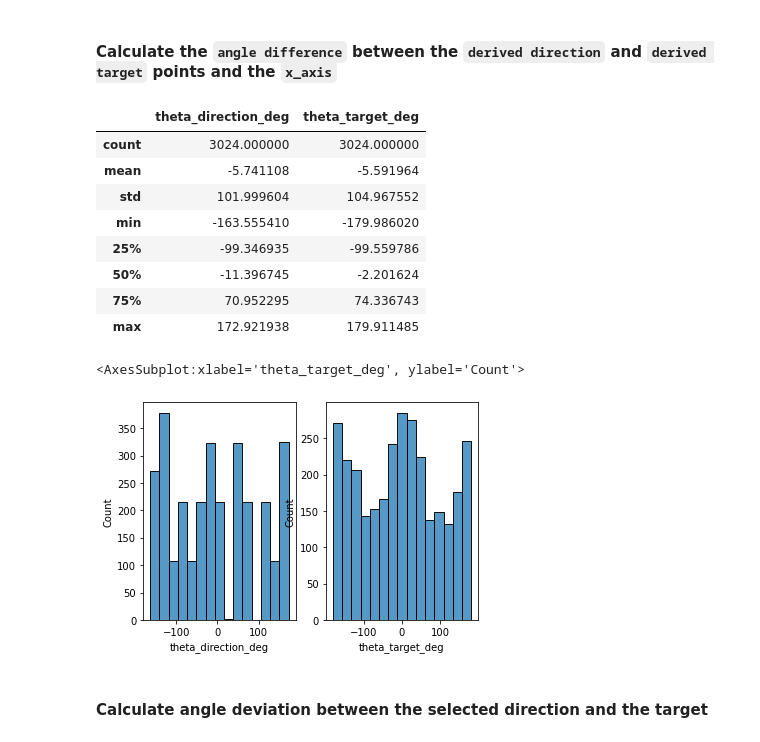
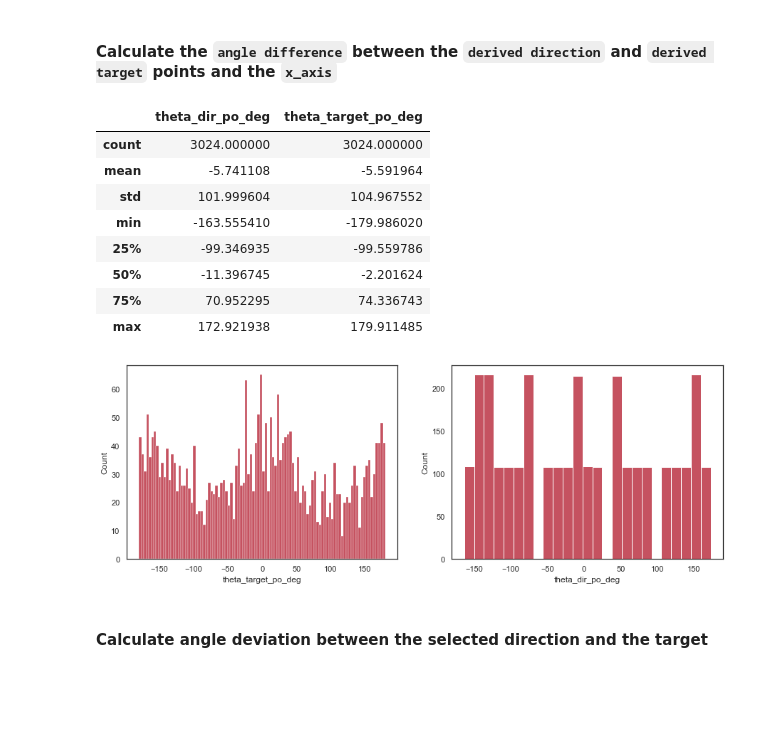
Before and after one commit to nora-maleki/humanA-pointing-task-analysis, a Jupyter notebook: analyses/01_main/01_preprocessing.ipynb, the cells around one changed output. Saved outputs shown, nothing was run; the diff lists cells and outputs as text; code cells hidden in the pictures; blank space fills up the shorter version.

Commit message:
added plots

```diff
--- a/analyses/01_main/01_preprocessing.ipynb
+++ b/analyses/01_main/01_preprocessing.ipynb
@@ -232,0 +261,8 @@ df_cleaned.head()
+# %%
+df_cleaned['target_position_body_origin_x'] = df_cleaned['BuildingCenterWorld.x'] - df_cleaned.ParticipantPosition_x
+df_cleaned['target_position_body_origin_z'] = df_cleaned['BuildingCenterWorld.z'] - df_cleaned.ParticipantPosition_z
+
+df_cleaned['translated_direction_body_origin_x'] = df_cleaned.PointerDirection_x - df_cleaned.ParticipantPosition_x
+df_cleaned['translated_direction_body_origin_z'] = df_cleaned.PointerDirection_z - df_cleaned.ParticipantPosition_z
+
+df_cleaned.head()
@@ -232,0 +277,8 @@ df_cleaned.head()
+# %%
+df_cleaned['theta_target_bo_rad'] = np.arctan2(df_cleaned.target_position_body_origin_z, df_cleaned.target_position_body_origin_x)
+df_cleaned['theta_dir_bo_rad'] = np.arctan2(df_cleaned.translated_direction_body_origin_z, df_cleaned.translated_direction_body_origin_x)
+
+df_cleaned['theta_target_bo_deg'] = np.rad2deg(np.arctan2(df_cleaned.target_position_body_origin_z, df_cleaned.target_position_body_origin_x))
+df_cleaned['theta_dir_bo_deg'] = np.rad2deg(np.arctan2(df_cleaned.translated_direction_body_origin_z, df_cleaned.translated_direction_body_origin_x))
+
+df_cleaned[['theta_dir_bo_deg', 'theta_target_bo_deg']].describe()
@@ -233,11 +317,11 @@ df_cleaned.head()
 # %% [markdown]
 #### Translate the ` building center ` and `pointer direction` by ` pointer position ` so that the ` pointer position ` goes to origin
 # %%
-df_cleaned['target_position_x'] = df_cleaned['BuildingCenterWorld.x'] - df_cleaned.PointerPosition_x
-df_cleaned['target_position_z'] = df_cleaned['BuildingCenterWorld.z'] - df_cleaned.PointerPosition_z
+df_cleaned['target_position_pointer_origin_x'] = df_cleaned['BuildingCenterWorld.x'] - df_cleaned.PointerPosition_x
+df_cleaned['target_position_pointer_origin_z'] = df_cleaned['BuildingCenterWorld.z'] - df_cleaned.PointerPosition_z
 
-df_cleaned['translated_direction_x'] = df_cleaned.PointerDirection_x - df_cleaned.PointerPosition_x
-df_cleaned['translated_direction_z'] = df_cleaned.PointerDirection_z - df_cleaned.PointerPosition_z
+df_cleaned['translated_direction_pointer_origin_x'] = df_cleaned.PointerDirection_x - df_cleaned.PointerPosition_x
+df_cleaned['translated_direction_pointer_origin_z'] = df_cleaned.PointerDirection_z - df_cleaned.PointerPosition_z
 
 df_cleaned.head()
 # %% [output]
@@ -251,15 +335,15 @@ df_cleaned.head()
 # %% [markdown]
 #### Calculate the `angle difference` between the `derived direction` and `derived target` points and the `x_axis`
 # %%
-df_cleaned['theta_target_rad'] = np.arctan2(df_cleaned.target_position_z, df_cleaned.target_position_x)
-df_cleaned['theta_direction_rad'] = np.arctan2(df_cleaned.translated_direction_z, df_cleaned.translated_direction_x)
+df_cleaned['theta_target_po_rad'] = np.arctan2(df_cleaned.target_position_pointer_origin_z, df_cleaned.target_position_pointer_origin_x)
+df_cleaned['theta_dir_po_rad'] = np.arctan2(df_cleaned.translated_direction_pointer_origin_z, df_cleaned.translated_direction_pointer_origin_x)
 
-df_cleaned['theta_target_deg'] = np.rad2deg(np.arctan2(df_cleaned.target_position_z, df_cleaned.target_position_x))
-df_cleaned['theta_direction_deg'] = np.rad2deg(np.arctan2(df_cleaned.translated_direction_z, df_cleaned.translated_direction_x))
+df_cleaned['theta_target_po_deg'] = np.rad2deg(np.arctan2(df_cleaned.target_position_pointer_origin_z, df_cleaned.target_position_pointer_origin_x))
+df_cleaned['theta_dir_po_deg'] = np.rad2deg(np.arctan2(df_cleaned.translated_direction_pointer_origin_z, df_cleaned.translated_direction_pointer_origin_x))
 
-df_cleaned[['theta_direction_deg', 'theta_target_deg']].describe()
+df_cleaned[['theta_dir_po_deg', 'theta_target_po_deg']].describe()
 # %% [output]
-|  | theta_direction_deg | theta_target_deg |
+|  | theta_dir_po_deg | theta_target_po_deg |
 | count | 3024.000000 | 3024.000000 |
 | mean | -5.741108 | -5.591964 |
 | std | 101.999604 | 104.967552 |
@@ -269,23 +353,24 @@ df_cleaned[['theta_direction_deg', 'theta_target_deg']].describe()
 | 75% | 70.952295 | 74.336743 |
 | max | 172.921938 | 179.911485 |
 # %%
-fig, axes = plt.subplots(1, 2)
+_, axes = plt.subplots(1, 2, figsize=(15,5))
 
 sns.histplot(
     data=df_cleaned,
-    x='theta_direction_deg',
+    x='theta_target_po_deg',
+    bins=100,
     ax=axes[0]
 )
 
 sns.histplot(
     data=df_cleaned,
-    x='theta_target_deg',
+    x='theta_dir_po_deg',
+    bins=25,
     ax=axes[1]
 )
 
 plt.show()
 # %% [output]
-<AxesSubplot:xlabel='theta_target_deg', ylabel='Count'>
-[figure, old version]
+[figure, new version]
 # %% [markdown]
 #### Calculate angle deviation between the selected direction and the target
```
Also changed, not shown: parts of 36 cells of this notebook.
